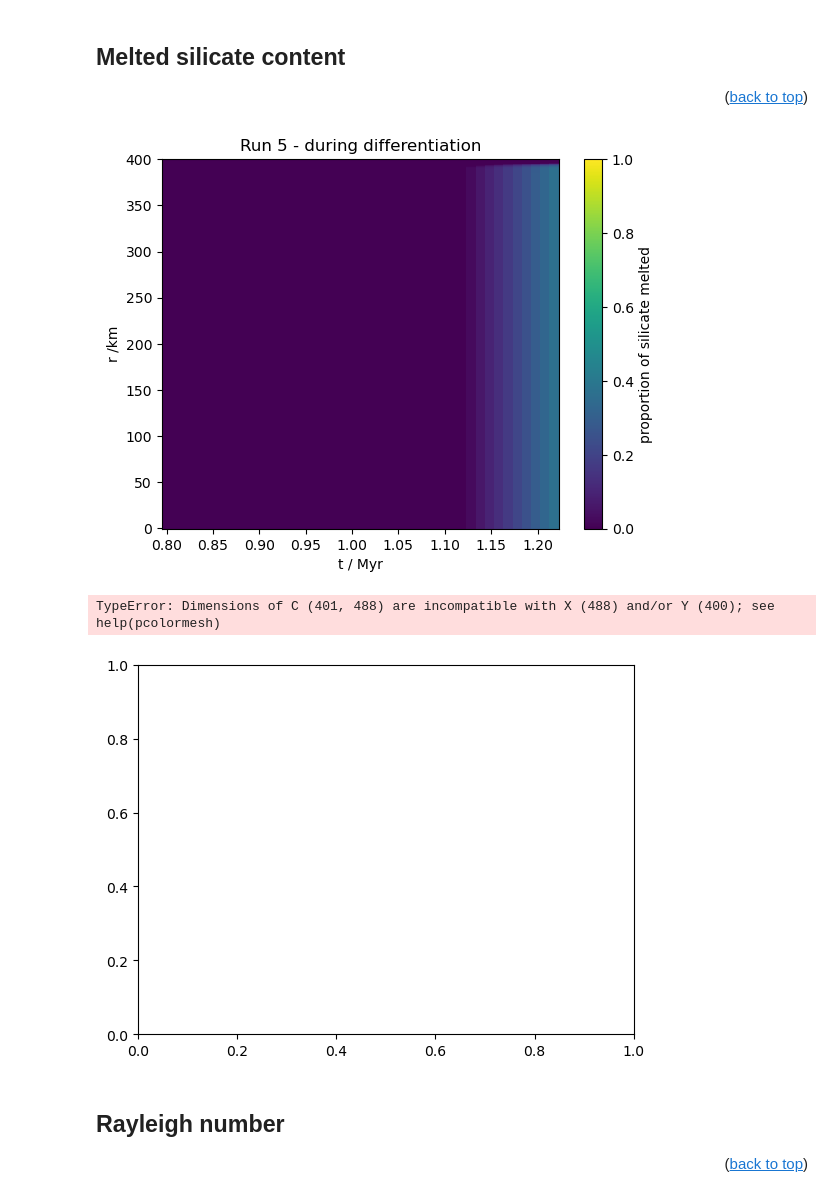
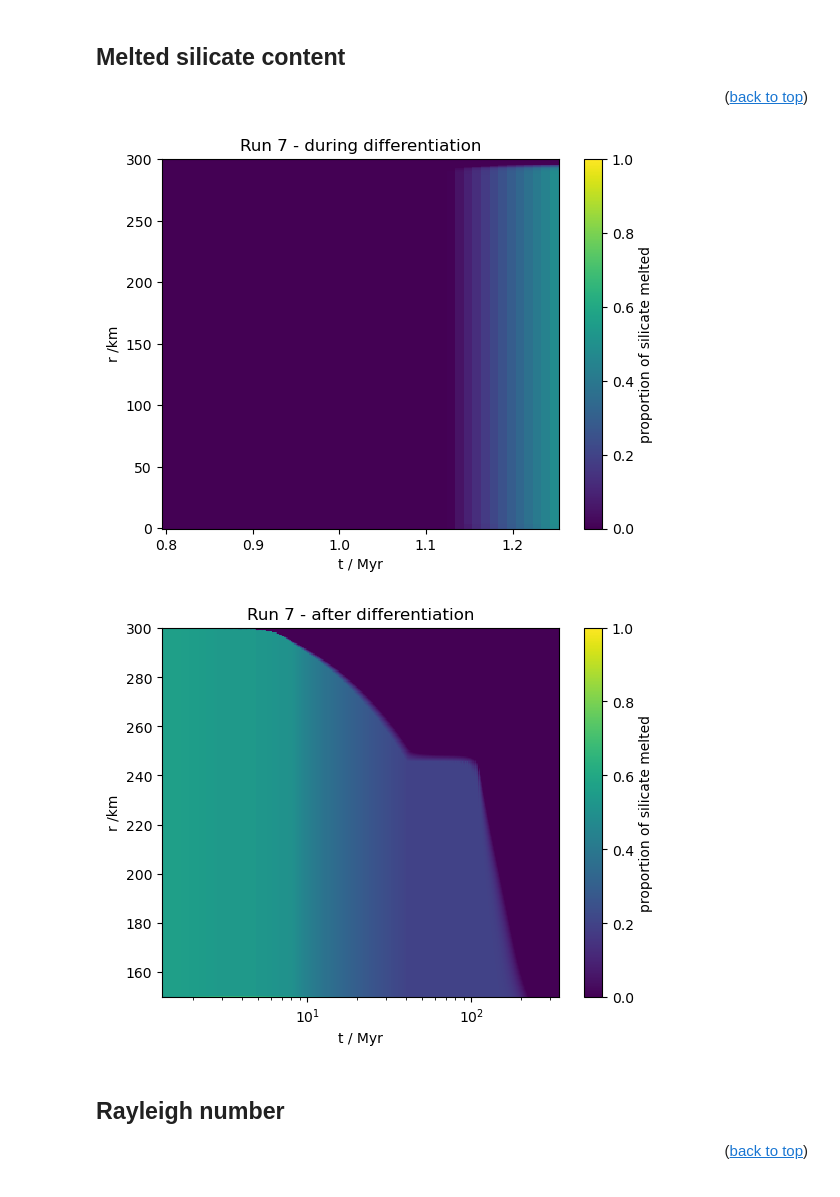
Before and after one commit to Hannah-RS/planetesimal-magnetic-history, a Jupyter notebook: Plotting_scripts/plot_combined.ipynb, the cells around one changed output. Saved outputs shown, nothing was run; the diff lists cells and outputs as text; code cells hidden in the pictures.

```diff
--- a/Plotting_scripts/plot_combined.ipynb
+++ b/Plotting_scripts/plot_combined.ipynb
@@ -33,7 +33,7 @@ from plotting_constants import Myr, Tml, Tms
 # %% [markdown]
 Choose run and whether you want to save figure
 # %%
-run=5
+run=7
 save = False # do you want to save your figures?
 conduction = False #does the mantle switch to conduction
 path = '../Results_combined/' #path to files
@@ -209,22 +210,21 @@ plt.colorbar(label='proportion of silicate melted')
 if save ==True:
     plt.savefig(f'Plots/si_diff_run_{run}.png')
 # %% [output]
-[figure, old version]
+[figure, new version]
 # %%
-rmantle = np.arange(int(r/2),int(r),int(dr))/1e3
+rmantle = np.arange(int(r/2),int(r+dr),int(dr))/1e3
 plt.figure()
 plt.pcolormesh(t/Myr, rmantle,np.transpose(silicate_t),shading = 'nearest',vmin=0, vmax=1) # use same vmin and vmax as other plots to make them comparable
 plt.xscale('log')
 plt.ylabel('r /km')
 plt.xlabel('t / Myr')
 #plt.ylim([0,400])
 plt.title(f'Run {run} - after differentiation')
 plt.colorbar(label='proportion of silicate melted')
 if save ==True:
     plt.savefig(f'Plots/si_therm_run_{run}.png')
 # %% [output]
-TypeError: Dimensions of C (401, 488) are incompatible with X (488) and/or Y (400); see help(pcolormesh)
-[figure, old version]
+[figure, new version]
 # %% [markdown]
 ## Rayleigh number<a class="anchor" id="critical-rayleigh"></a>
 <p align="right">(<a href="#top">back to top</a>)</p>
```
Also changed, not shown: parts of 17 cells of this notebook, 10 other files.
